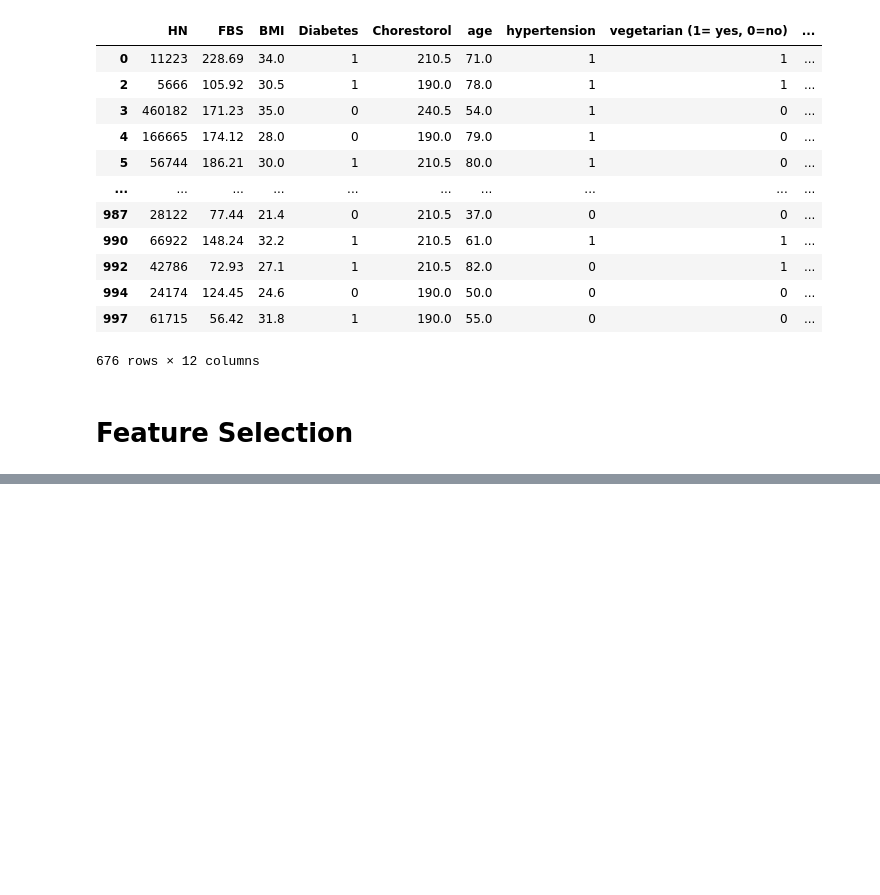
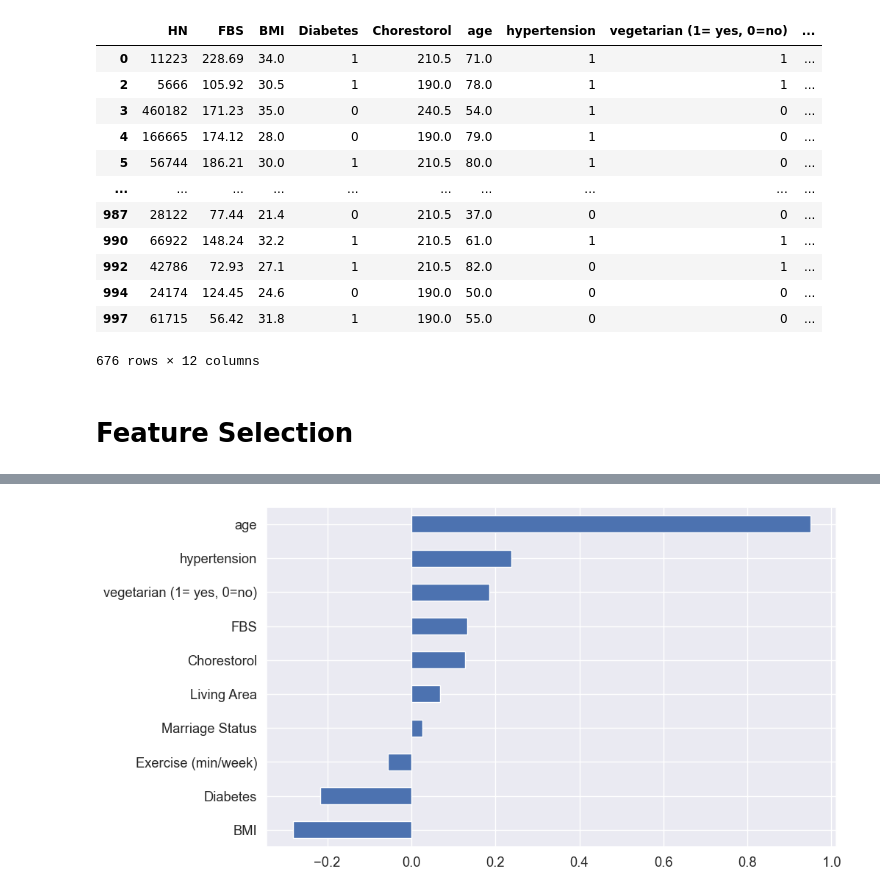
Before and after one commit to virvid/uni-01418261-ai, a Jupyter notebook: svm-model.ipynb, the cells around one changed output, grey strips where cells are left out. Cells and saved outputs as stored; diff of their text form; code cells hidden in the pictures; blank space fills up the shorter version.

```diff
--- a/svm-model.ipynb
+++ b/svm-model.ipynb
@@ -106,7 +106,12 @@ df
 676 rows × 12 columns
 # %% [markdown]
 # Feature Selection
+# %%
+df_clean = df.drop(columns=['HN']).dropna()
+feature_cols = ['FBS' , 'BMI','Diabetes','Chorestorol','age','hypertension' ,'vegetarian (1= yes, 0=no)','Marriage Status','Exercise (min/week)','Living Area' ]
+x = df[feature_cols]
+y = df['stroke']
 # %%
-feature_cols = ['HN','FBS' , 'BMI','Diabetes','Chorestorol','age','hypertension' ,'vegetarian (1= yes, 0=no)','Marriage Status','Exercise (min/week)','Living Area' ]
-x = df[feature_cols]
-y = df['stroke']
+# feature_cols = ['HN','FBS' , 'BMI','Diabetes','Chorestorol','age','hypertension' ,'vegetarian (1= yes, 0=no)','Marriage Status','Exercise (min/week)','Living Area' ]
+# x = df[feature_cols]
+# y = df['stroke']
@@ -114,0 +152,8 @@ x_train , x_test , y_train , y_test = train_test_split(x , y, test_size= 0.3 , r
+# %%
+importances = pd.Series(grid.best_estimator_.coef_[0], index=feature_cols)
+
+plt.figure(figsize=(10, 6))
+importances.sort_values().plot(kind='barh')
+plt.show()
+# %% [output]
+[figure, added]
```
Also changed, not shown: parts of 8 cells of this notebook.
